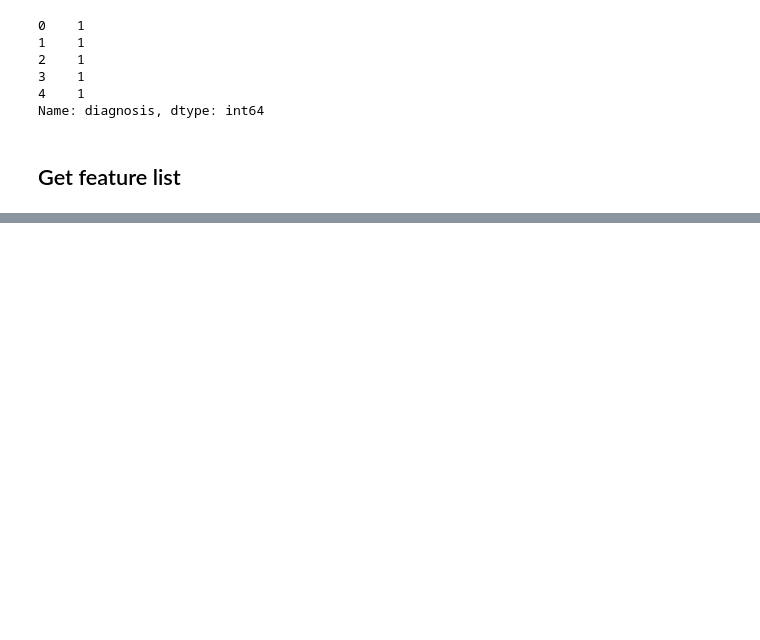
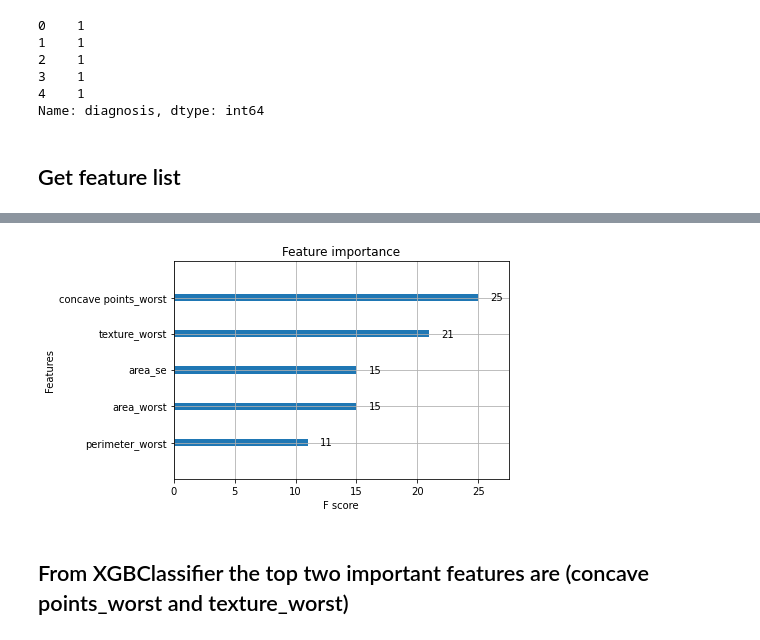
Before and after one commit to mdahwireng/Causality, a Jupyter notebook: notebooks/explore_to_feat_ext.ipynb, the cells around one changed output, grey strips where cells are left out. Saved outputs shown, nothing was run; the diff lists cells and outputs as text; code cells hidden in the pictures; blank space fills up the shorter version.

```diff
--- a/notebooks/explore_to_feat_ext.ipynb
+++ b/notebooks/explore_to_feat_ext.ipynb
@@ -317,0 +313,3 @@ impnt_feats_df
+# %%
+mdlr.best_feature_imp(max_feats=5)
+# %% [output]
@@ -317,0 +317,3 @@ impnt_feats_df
+[figure, added]
+# %% [markdown]
+## From XGBClassifier the top two important features are (concave points_worst and texture_worst)
```
Also changed, not shown: parts of 26 cells of this notebook, 3 other files.
